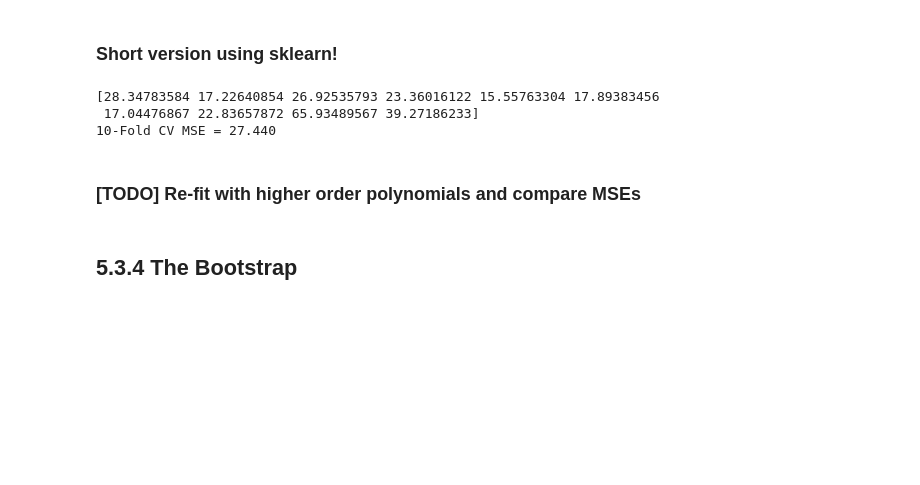
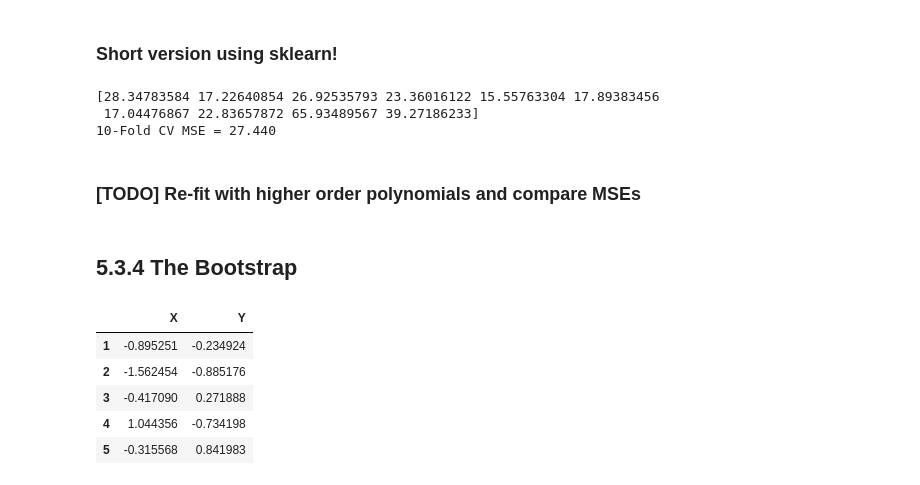
Before and after one commit to Jovinus/pattern-recognition, a Jupyter notebook: lab5.ipynb, the cells around one changed output. Cells and saved outputs as stored; diff of their text form; code cells hidden in the pictures; blank space fills up the shorter version.

```diff
--- a/lab5.ipynb
+++ b/lab5.ipynb
@@ -211,3 +211,14 @@ print("10-Fold CV MSE = %.3f" % (np.array(mse_scores).mean()))
 ### [TODO] Re-fit with higher order polynomials  and compare MSEs
 # %% [markdown]
 ## 5.3.4 The Bootstrap
+# %%
+# load Portfolio dataset
+Portfolio = pd.read_csv("data/Portfolio.csv", index_col=0)
+Portfolio.head()
+# %% [output]
+|  | X | Y |
+| 1 | -0.895251 | -0.234924 |
+| 2 | -1.562454 | -0.885176 |
+| 3 | -0.417090 | 0.271888 |
+| 4 | 1.044356 | -0.734198 |
+| 5 | -0.315568 | 0.841983 |
```
Also changed, not shown: parts of 4 cells of this notebook.
